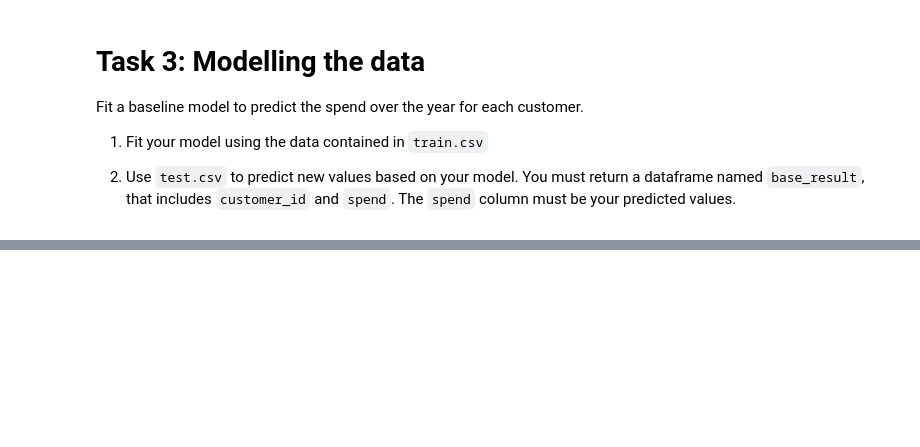
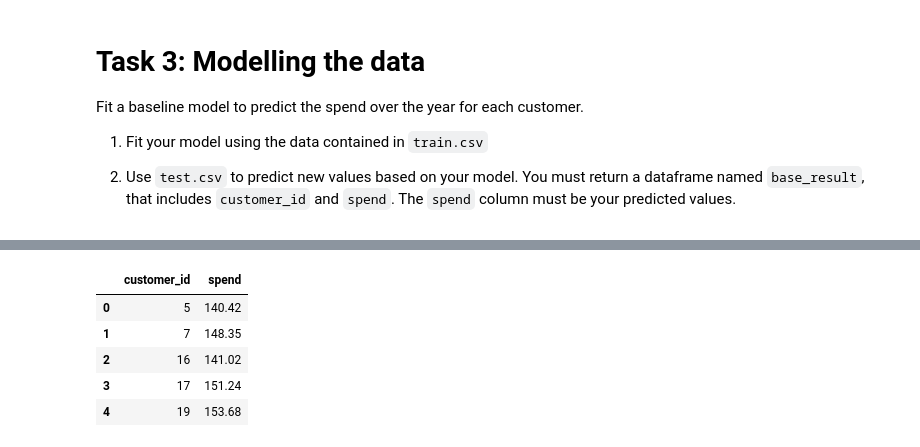
Before and after one commit to suni639/customer_loyalty, a Jupyter notebook: supermarket_loyalty_programme_analysis.ipynb, the cells around one changed output, grey strips where cells are left out. Saved outputs shown, nothing was run; the diff lists cells and outputs as text; code cells hidden in the pictures; blank space fills up the shorter version.

```diff
--- a/supermarket_loyalty_programme_analysis.ipynb
+++ b/supermarket_loyalty_programme_analysis.ipynb
@@ -353,0 +437,32 @@ Fit a baseline model to predict the spend over the year for each customer.
+# %%
+# Load the test data
+test_data = pd.read_csv('test.csv')
+
+# One-hot encode categorical columns in the test data
+# Ensure that after encoding, test data has the same feature columns as the training data
+test_data_encoded = pd.get_dummies(test_data, columns=['region', 'loyalty_years', 'joining_month', 'promotion'])
+
+# It's possible that the test data might have different categories, leading to a mismatch in the number of columns
+# after one-hot encoding. To handle this, align the test data columns to match the training data columns.
+X_train_columns = X_train.columns
+test_data_encoded = test_data_encoded.reindex(columns=X_train_columns, fill_value=0)
+
+# Load the trained model - in this case, let's assume DecisionTreeRegressor was the best model
+best_model = load('DecisionTreeRegressor_model.joblib')
+
+# Predict spend values using the test data
+test_data_encoded['predicted_spend'] = best_model.predict(test_data_encoded)
+
+# Create the base_result DataFrame with customer_id and the predicted spend values
+base_result = test_data[['customer_id']].copy()
+base_result['spend'] = test_data_encoded['predicted_spend']
+
+# Display the base_result DataFrame
+base_result.head()
+# %% [output]
+|  | customer_id | spend |
+| 0 | 5 | 140.42 |
+| 1 | 7 | 148.35 |
+| 2 | 16 | 141.02 |
+| 3 | 17 | 151.24 |
+| 4 | 19 | 153.68 |
```
Also changed, not shown: parts of 11 cells of this notebook, 12 other files.
